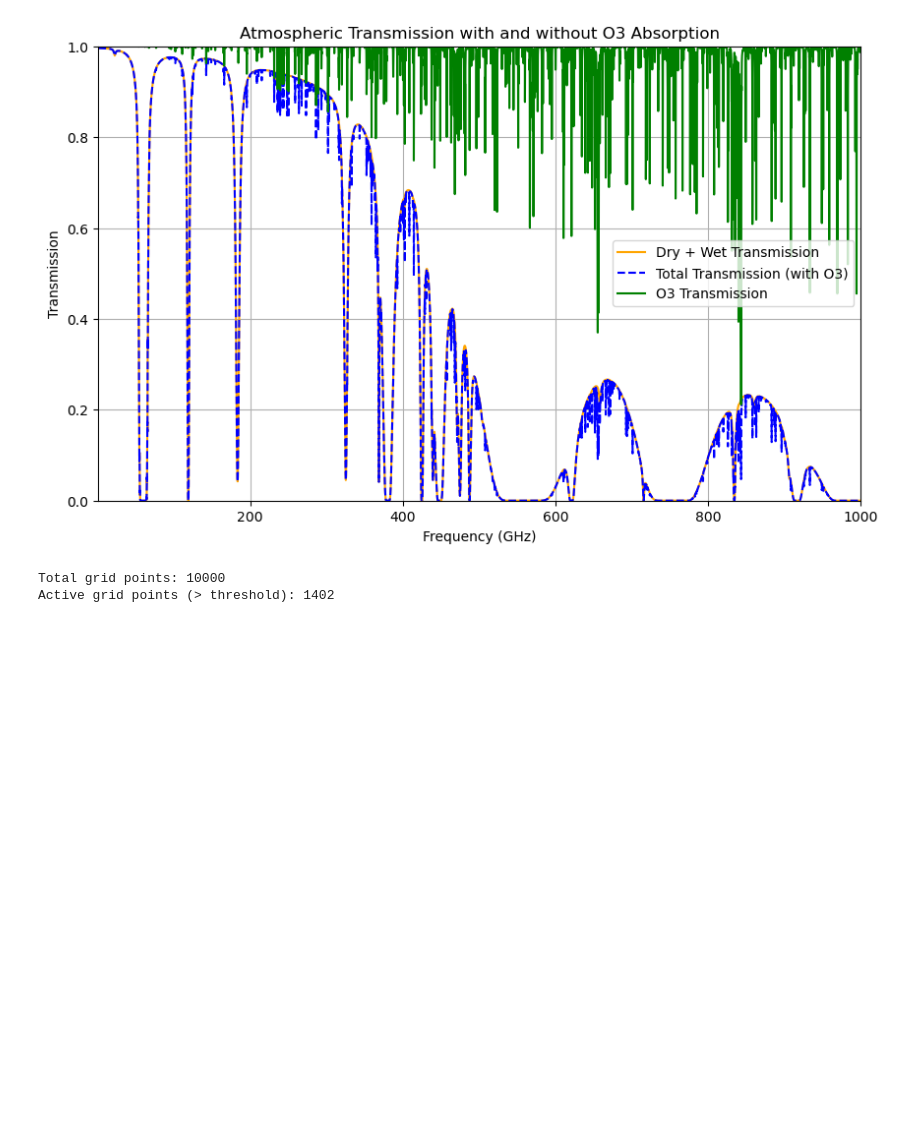
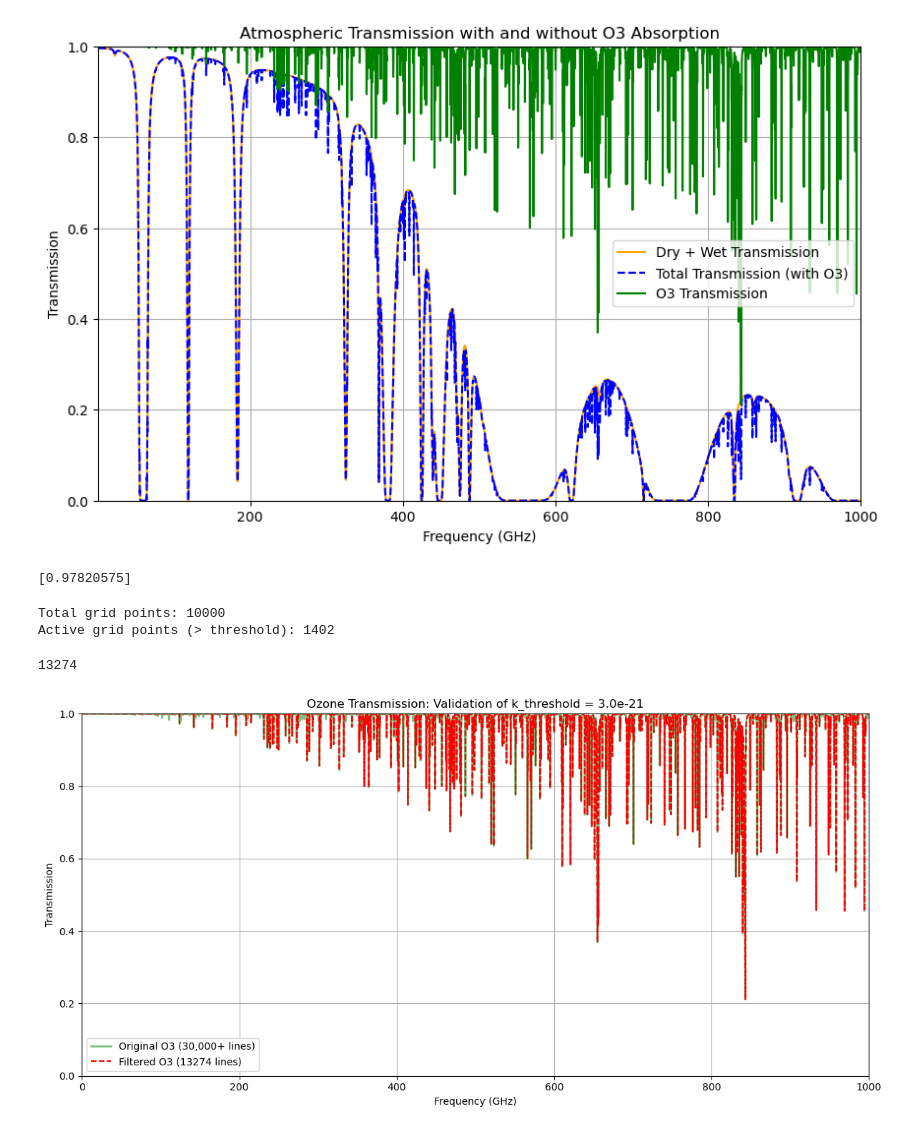
Before and after one commit to 1cosmologist/atmo3, a Jupyter notebook: notebooks/implementation_am_code/comparison_alpha_ozone_am.ipynb, the cells around one changed output. Cells and saved outputs as stored; diff of their text form; code cells hidden in the pictures; blank space fills up the shorter version.

Commit message:
implementation of o3 in emission

```diff
--- a/notebooks/implementation_am_code/comparison_alpha_ozone_am.ipynb
+++ b/notebooks/implementation_am_code/comparison_alpha_ozone_am.ipynb
@@ -516,6 +539,19 @@ plt.legend()
 plt.show()
 # %% [output]
 [figure]
+# %%
+#Here we'll see which threshold gives which  transmission
+
+k_test= 3e-21   # cm^2 / molecule
+
+absoprtion_profile_test = k_test * 0.1 * o3_density_interp[None, :] # in m-1
+gamma_o3_test = absoprtion_profile_test * 10.0 / np.log(10) # in dB/km
+
+transmission_O3_test = emission.attenuation_to_transmission(gamma_o3_test, dz_O3)
+
+print(transmission_O3_test)
+# %% [output]
+[0.97820575]
 # %%
 import numpy as np
 
@@ -546,0 +636,31 @@ Active grid points (> threshold): 1402
+# %%
+print(np.sum(keep_line_mask))
+# %% [output]
+13274
+# %%
+
+# ---------------------------------------------------------
+# 5. Visual Validation (The Truth Test)
+# ---------------------------------------------------------
+plt.figure(figsize=(12, 6))
+
+# Plot the original transmission you calculated earlier (the dense grass)
+# Assuming you saved your original transmission array as 'transmission_O3_original'
+plt.plot(frequencies_GHz, transmission_O3, color='green', alpha=0.5,
+         label='Original O3 (30,000+ lines)', linewidth=2)
+
+# Plot the new filtered transmission on top
+plt.plot(frequencies_GHz, transmission_O3_filtered_1, color='red', linestyle='--',
+         label=f'Filtered O3 ({len(f0_cm_filtered_1)} lines)', linewidth=1.5)
+
+plt.title(f"Ozone Transmission: Validation of k_threshold = {k_threshold:.1e}")
+plt.xlabel("Frequency (GHz)")
+plt.ylabel("Transmission")
+plt.ylim(0, 1)
+plt.xlim(0, 1000)
+plt.grid(True)
+plt.legend()
+plt.tight_layout()
+plt.show()
+# %% [output]
+[figure, added]
```
Also changed, not shown: parts of 10 cells of this notebook, 6 other files.
